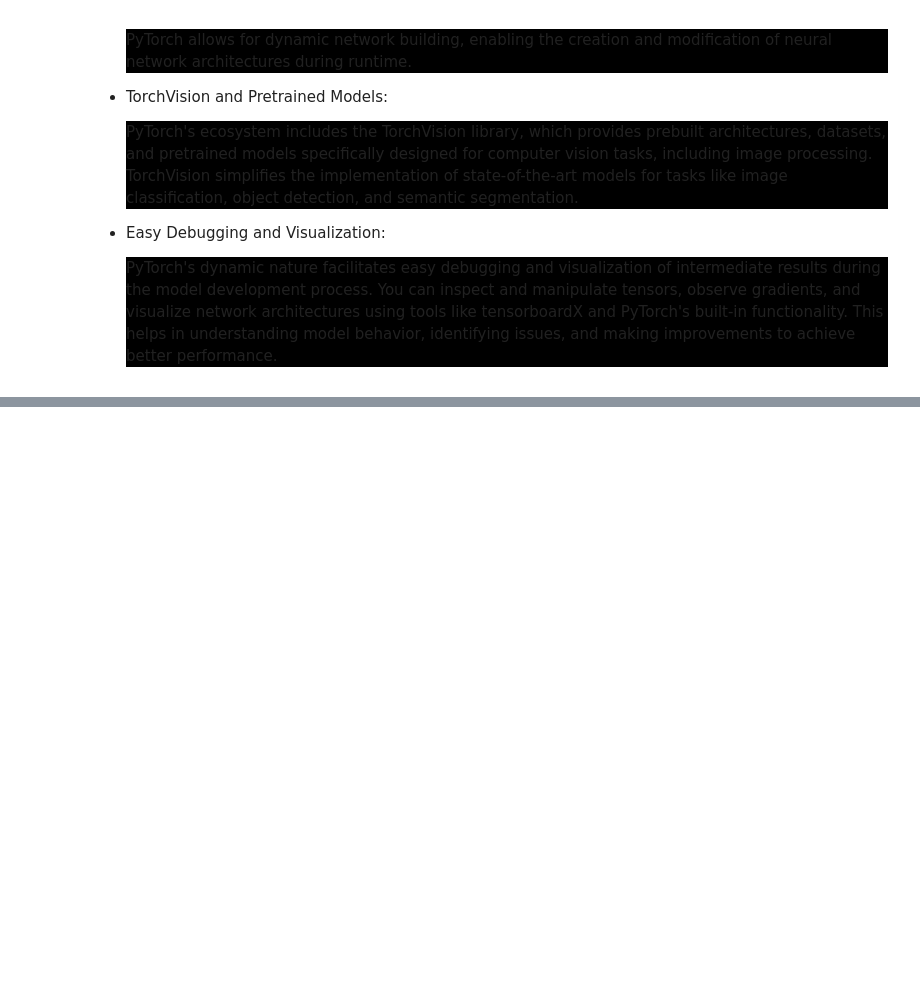
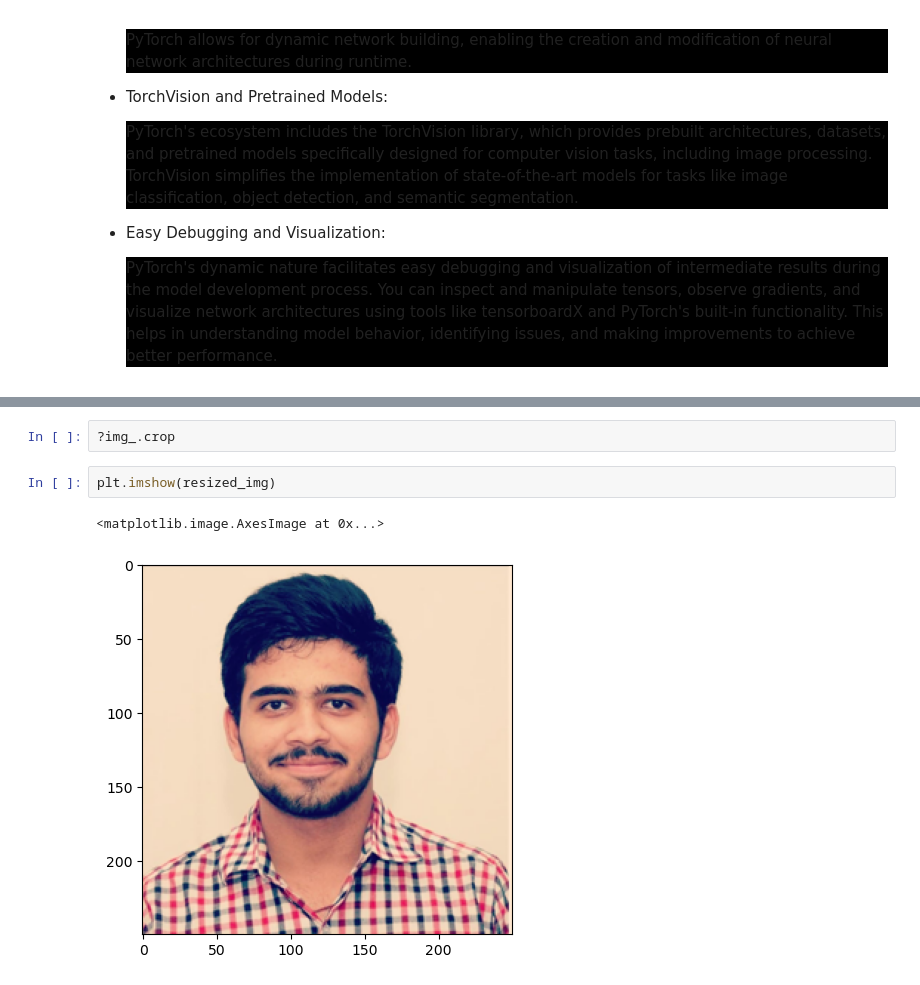
Before and after one commit to VIROOPAKSHC/NPTEL-Image-Processing-with-Python, a Jupyter notebook: Introduction.ipynb, the cells around one changed output, grey strips where cells are left out. Drawn from its saved outputs; the diff is of its cells as text; blank space fills up the shorter version.

```diff
--- a/Introduction.ipynb
+++ b/Introduction.ipynb
@@ -302,0 +327,7 @@ models onto GPUs for accelerated processing.</p></li>
+# %%
+?img_.crop
+# %%
+plt.imshow(resized_img)
+# %% [output]
+<matplotlib.image.AxesImage at 0x...>
+[figure, added]
```
Also changed, not shown: parts of 19 cells of this notebook.
